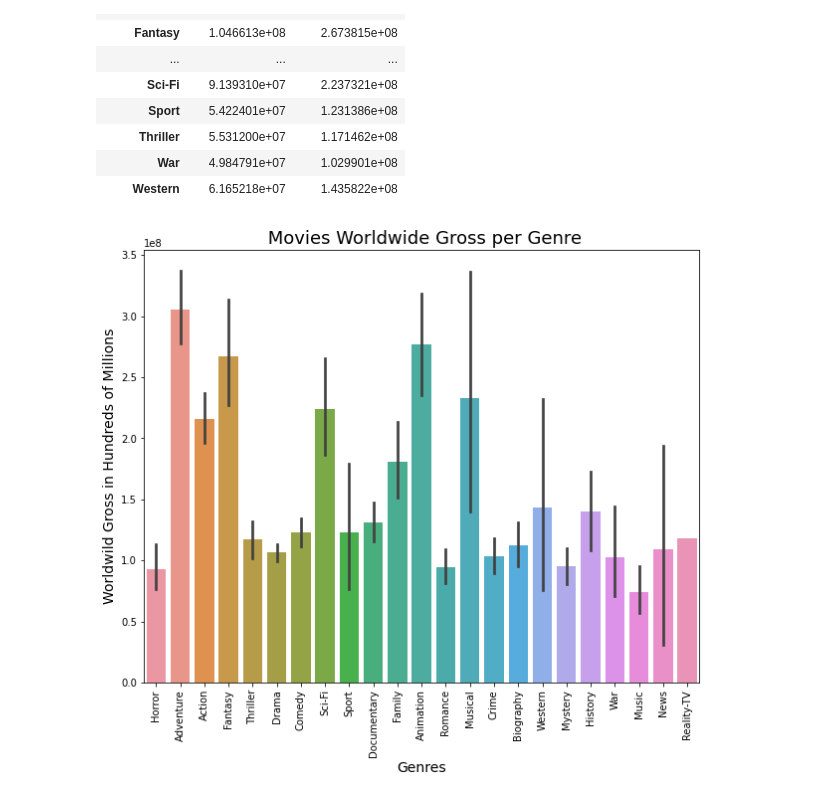
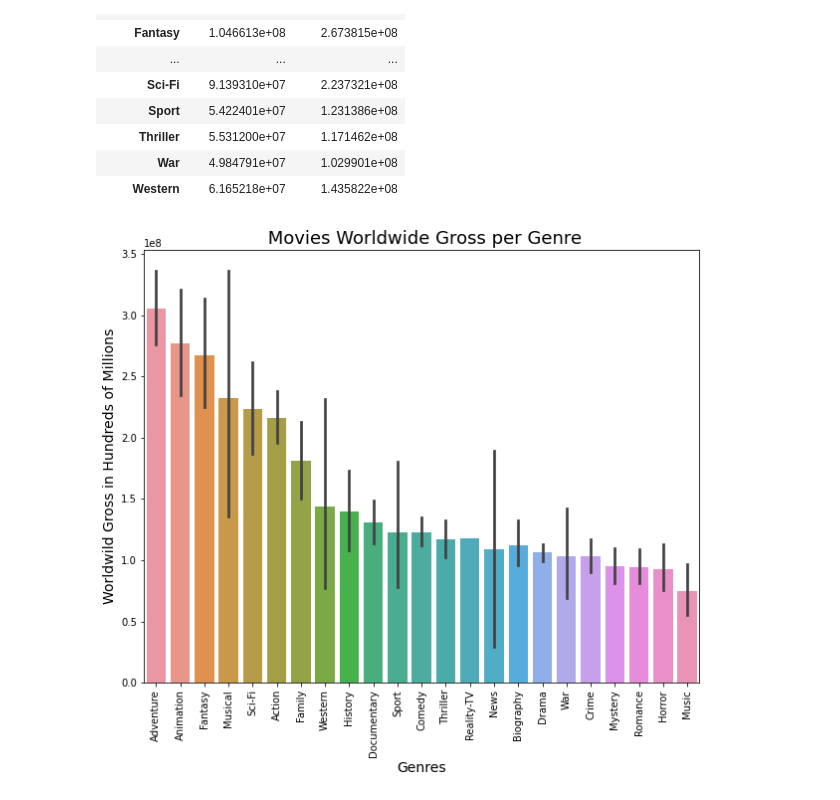
Before and after one commit to eaiturbe/microsoft_movie_analysis, a Jupyter notebook: Megered gross to genres.ipynb, the cells around one changed output. Drawn from its saved outputs; the diff is of its cells as text; code cells hidden in the pictures.

Commit message:
got all data filtered and graphed

```diff
--- a/Megered gross to genres.ipynb
+++ b/Megered gross to genres.ipynb
@@ -148,13 +148,14 @@ df_top_50 = df_explode
 # %%
 plt.figure(figsize=(10, 8))
 sns.barplot(x='genres',
             y='worldwide_gross',
+            order=["Adventure","Animation","Fantasy","Musical",'Sci-Fi','Action', 'Family',"Western","History",'Documentary', 'Sport',"Comedy",'Thriller',"Reality-TV",'News','Biography','Drama', 'War','Crime','Mystery', 'Romance','Horror',"Music"],
             data=df_top_50,)
 plt.ylabel("Worldwild Gross in Hundreds of Millions", size=14)
 plt.xlabel("Genres", size=14)
 plt.title(" Movies Worldwide Gross per Genre", size=18)
 plt.tick_params(axis='x', labelrotation=90)
 plt.savefig("grouped_barplot_Seaborn_barplot_Python.png")
 #plt.legend()
 # %% [output]
-[figure, old version]
+[figure, new version]
```
